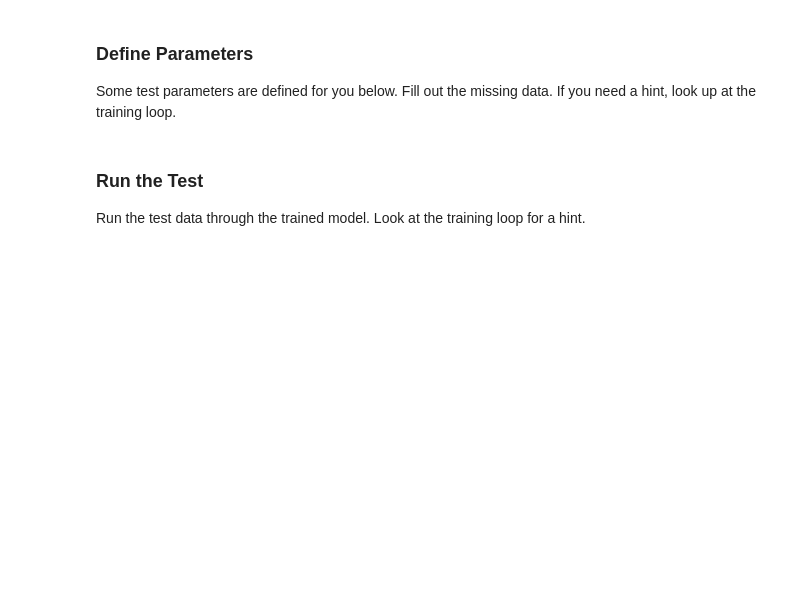
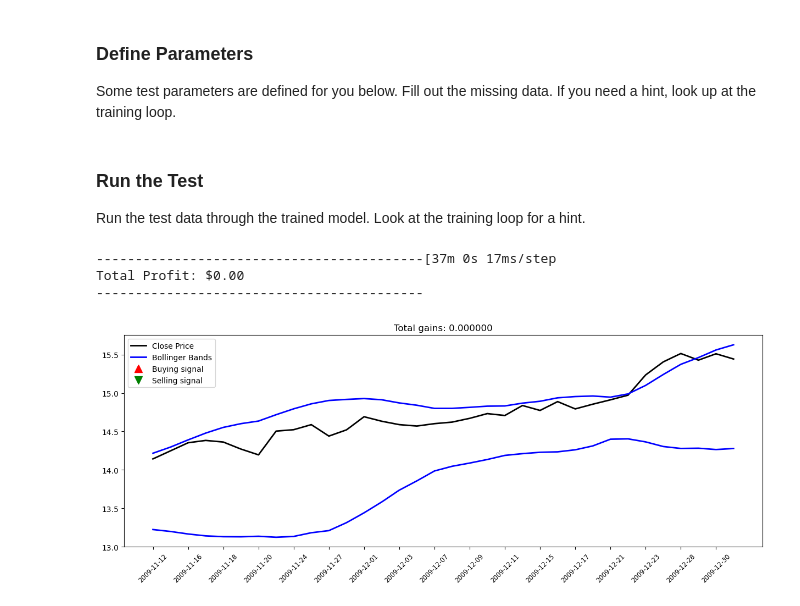
Before and after one commit to shh1v/CD13651-Project, a Jupyter notebook: Project/project_nb.ipynb, the cells around one changed output. Cells and saved outputs as stored; diff of their text form; code cells hidden in the pictures; blank space fills up the shorter version.

```diff
--- a/Project/project_nb.ipynb
+++ b/Project/project_nb.ipynb
@@ -600,48 +687,62 @@ done = False
 states_sell_test = []
 states_buy_test = []
 
-#Get the trained model
+# Get the trained model
 agent = Agent(window_size, num_features=X_test.shape[1], test_mode=True, model_name=f'model_ep{episode_count}.keras')
 agent.inventory = []
 
-state = # get the first state of the test dataset
+state = get_state(X_test, 0, window_size)
 
-X_test_true_price = # true close price
-X_test_true_bb_upper = # true BB upper
-X_test_true_bb_lower = # true BB lower
+X_test_true_price = normalizers['Close'].inverse_transform(X_test[:, index['Close']].reshape(-1, 1))
+X_test_true_bb_upper = normalizers['BB_upper'].inverse_transform(X_test[:, index['BB_upper']].reshape(-1, 1))
+X_test_true_bb_lower = normalizers['BB_lower'].inverse_transform(X_test[:, index['BB_lower']].reshape(-1, 1))
 # %% [markdown]
 ### Run the Test
 Run the test data through the trained model. Look at the training loop for a hint.
 # %%
 for t in range(l_test):
     action = agent.act(state)
-    next_state = # get the next state in the test dataset
+    next_state = get_state(X_test, t + 1, window_size)
     reward = 0
 
     if action == 1: # buy
         # inverse transform to get true buy price in dollars
-        # append buy prive to inventory
+        buy_price = X_test_true_price[t][0]
+        # append buy price to inventory
+        agent.inventory.append(buy_price)
         # append time step to states_buy_test
+        states_buy_test.append(t)
         print(f'Buy: {format_price(buy_price)}')
 
     elif action == 2 and len(agent.inventory) > 0: # sell
         # get bought price from beginning of inventory
+        bought_price = agent.inventory.pop(0)
         # inverse transform to get true sell price in dollars
+        sell_price = X_test_true_price[t][0]
         # reward is max of profit (close price at time of sell - close price at time of buy)
+        trade_profit = sell_price - bought_price
+        reward = max(trade_profit, 0)
         # update total_test_profit
+        total_test_profit += trade_profit
         # append time step to states_sell_test
+        states_sell_test.append(t)
         print(f'Sell: {format_price(sell_price)} | Profit: {format_price(sell_price - bought_price)}')
 
 
     if t == l_test - 1:
         done = True
     # append to memory so we can re-train on 'live' (test) data later
     agent.memory.append((state, action, reward, next_state, done))
     state = next_state
 
     if done:
         print('------------------------------------------')
         print(f'Total Profit: {format_price(total_profit)}')
         print('------------------------------------------')
 
 plot_behavior(X_test_true_price, X_test_true_bb_upper, X_test_true_bb_lower, states_buy_test, states_sell_test, total_profit, train=False)
+# %% [output]
+------------------------------------------[37m 0s 17ms/step
+Total Profit: $0.00
+------------------------------------------
+[figure, added]
```
Also changed, not shown: parts of 7 cells of this notebook, 2 other files.
